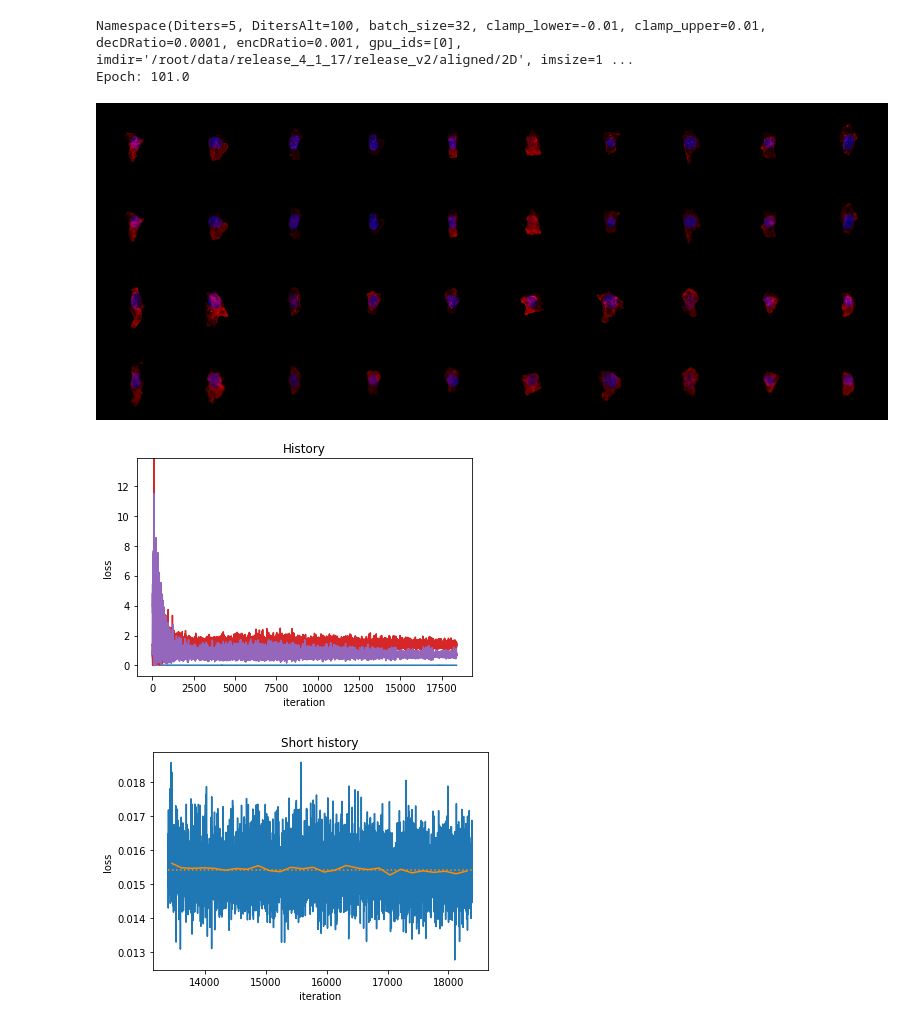
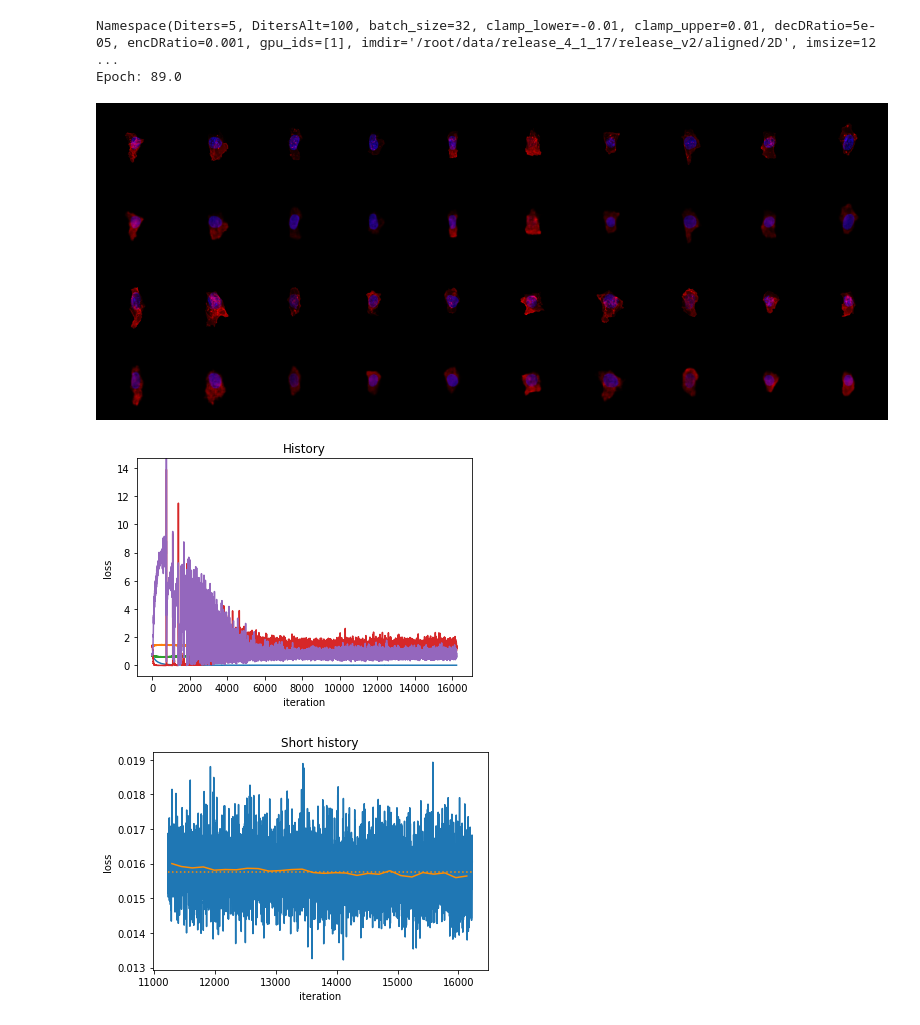
Before and after one commit to AllenCellModeling/pytorch_integrated_cell, a Jupyter notebook: plot_error.ipynb, the cells around one changed output. Saved outputs shown, nothing was run; the diff lists cells and outputs as text; code cells hidden in the pictures.

```diff
--- a/plot_error.ipynb
+++ b/plot_error.ipynb
@@ -89,6 +89,7 @@ model_dir = './test_aaegan/aaegan_128_27/'
 model_dir = './test_aaegan/aaegan_128_29/'
 model_dir = './test_aaegan/aaegan_128_30/'
 
+model_dir = './test_aaegan/aaegan_128/ref_model'
 
 history = 5000
 bw = 100
@@ -138,34 +139,34 @@ for uepoch in uepochs:
     inds = np.equal(epochs, uepoch)
     loss = np.mean(losses[inds])
     epoch_losses[i] = loss
     epoch_iters[i] = np.mean(iters[inds])
     i+=1
 
 mval = np.mean(losses)
 
 plt.figure(2)
 plt.plot(x, y)
 plt.plot(epoch_iters, epoch_losses, color='darkorange')
 plt.plot([np.min(iters), np.max(iters)], [mval, mval], color='darkorange', linestyle=':')
 
 plt.title('Short history')
 plt.xlabel('iteration')
 plt.ylabel('loss')
 
 plt.figure(3)
 plt.scatter(embedding[:,0], embedding[:,1])
 plt.xlim([-4, 4])
 plt.ylim([-4, 4])
 plt.axis('equal')
 plt.xlabel('z1')
 plt.ylabel('z2')
 plt.title('latent space embedding')
 
 im_progress_path = '{0}/progress_{1}.png'.format(model_dir, epoch)
 display(Image(im_progress_path, unconfined=True))
 # %% [output]
-Namespace(Diters=5, DitersAlt=100, batch_size=32, clamp_lower=-0.01, clamp_upper=0.01, decDRatio=0.0001, encDRatio=0.001, gpu_ids=[0], imdir='/root/data/release_4_1_17/release_v2/aligned/2D', imsize=1 ...
-Epoch: 101.0
+Namespace(Diters=5, DitersAlt=100, batch_size=32, clamp_lower=-0.01, clamp_upper=0.01, decDRatio=5e-05, encDRatio=0.001, gpu_ids=[1], imdir='/root/data/release_4_1_17/release_v2/aligned/2D', imsize=12 ...
+Epoch: 89.0
 [figure]
-[figure, old version]
+[figure, new version]
-[figure, old version]
+[figure, new version]
```
Also changed, not shown: parts of 1 cell of this notebook, 3 other files.
